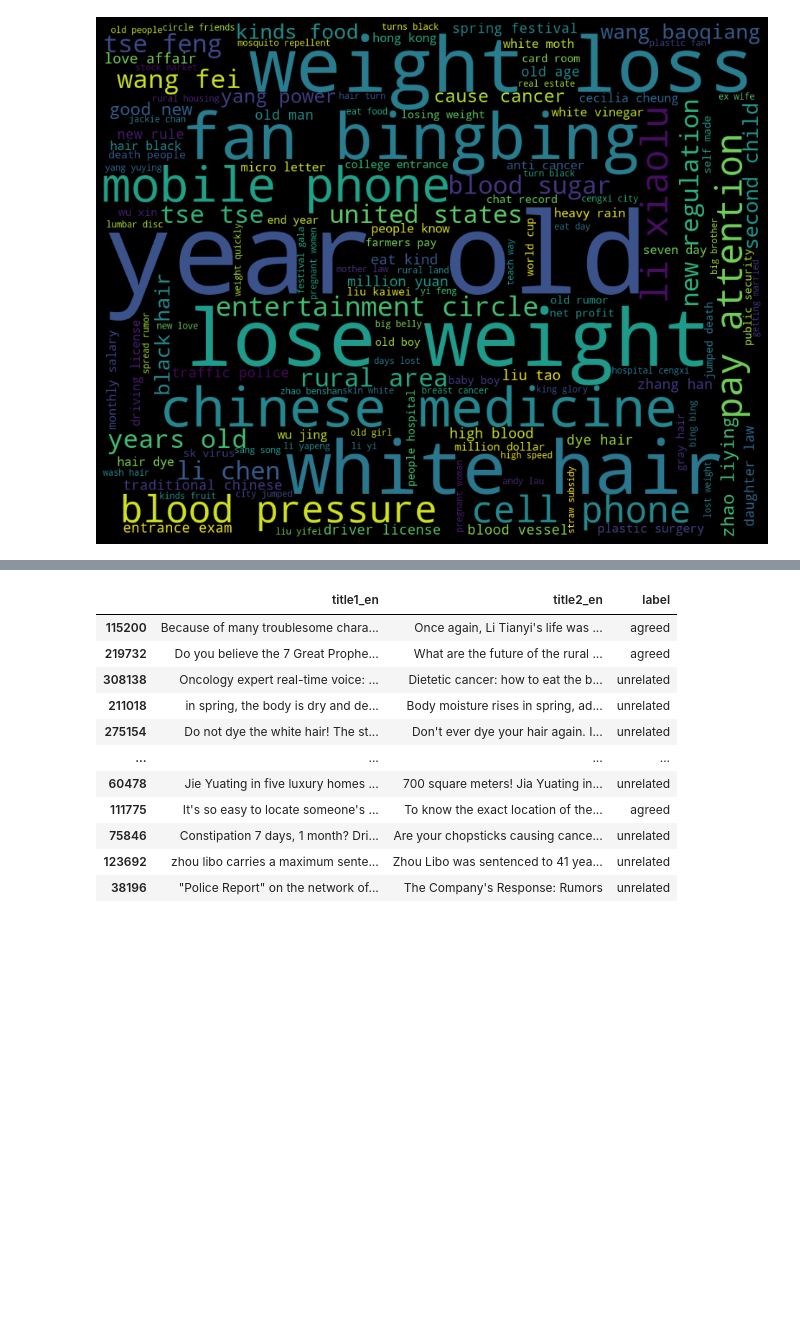
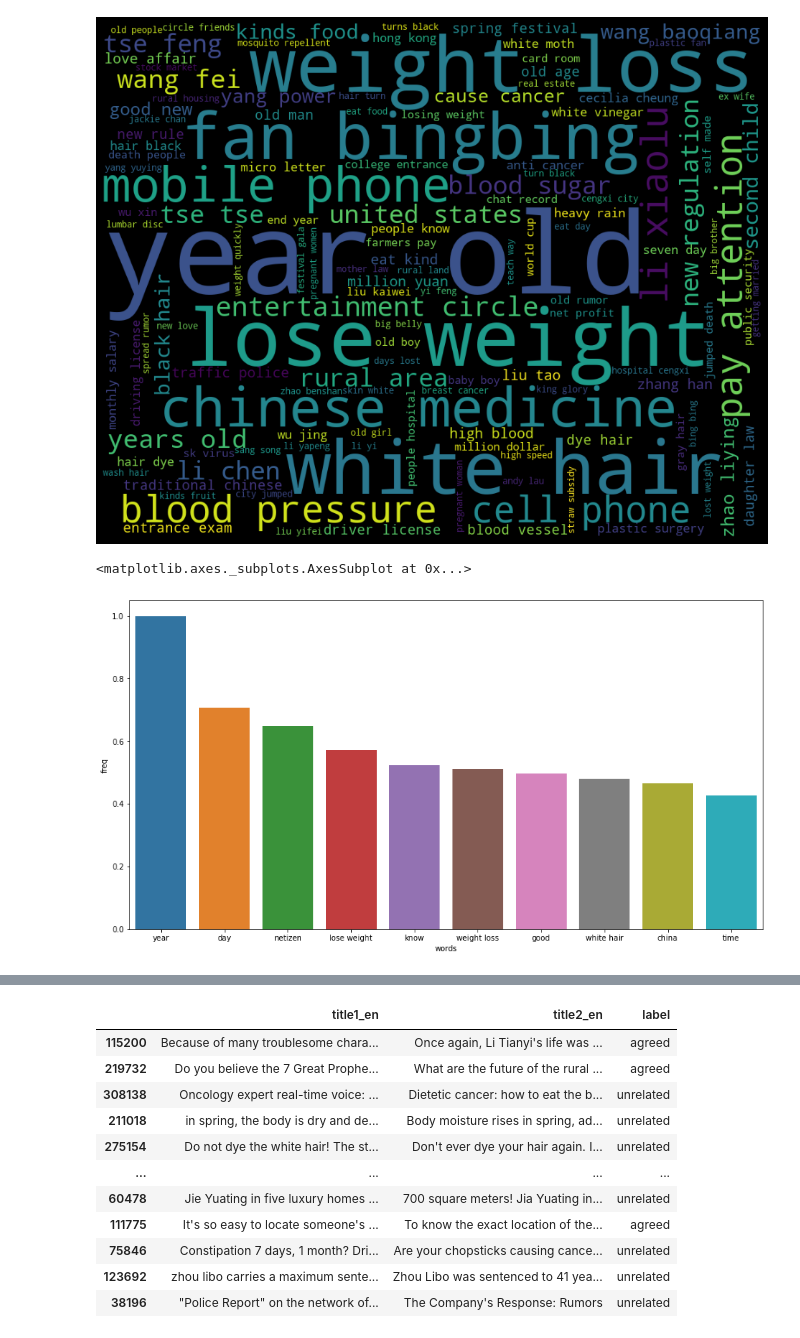
Before and after one commit to erickbonas/projetofinal, a Jupyter notebook: rascunho_analises_erick.ipynb, the cells around one changed output, grey strips where cells are left out. Saved outputs shown, nothing was run; the diff lists cells and outputs as text; code cells hidden in the pictures; blank space fills up the shorter version.

```diff
--- a/rascunho_analises_erick.ipynb
+++ b/rascunho_analises_erick.ipynb
@@ -44,4 +50,7 @@ from sklearn.preprocessing import LabelEncoder
 def formataTexto(text):
     text = text.lower()
     text = nt.remove_stopwords(text)
+    text = nt.remove_puncts(text)
+    text = nt.remove_html_tags(text)
+    text = nt.remove_special_characters(text)
     return text
@@ -122,4 +124,5 @@ files.download('training.csv')
 # %%
 training['title1EnProcessado'] = training['title1_en'].apply(formataTexto)
+training['title2EnProcessado'] = training['title2_en'].apply(formataTexto)
 training.head()
 # %% [output]
@@ -132,7 +139,9 @@ training.head()
 # %%
 
-text = ' '.join(training['title1EnProcessado'].values)
+textTitle1EnProcessado = ' '.join(training['title1EnProcessado'].values)
+textTitle2EnProcessado = ' '.join(training['title2EnProcessado'].values)
 
-wordcloudText = WordCloud(width = 1024, height = 800, background_color='black', min_font_size=10).generate(text)
+wordcloudTextTitle1 = WordCloud(width = 1024, height = 800, background_color='black', min_font_size=10).generate(textTitle1EnProcessado)
+wordcloudTextTitle2 = WordCloud(width = 1024, height = 800, background_color='black', min_font_size=10).generate(textTitle2EnProcessado)
 # %%
 plt.figure(figsize = (20, 10), facecolor = 'k')
@@ -143,3 +152,12 @@ plt.tight_layout(pad = 0)
 plt.show()
 # %% [output]
 [figure]
+# %%
+import seaborn as sns
+words, freq = list(wordcloudTextTitle1.words_.keys()), list(wordcloudTextTitle1.words_.values())
+txtWords = pd.DataFrame(data = list(zip(words[:10], freq[:10])), columns=['words', 'freq'])
+plt.figure(figsize=(15,8))
+sns.barplot(x=txtWords['words'], y=txtWords['freq'])
+# %% [output]
+<matplotlib.axes._subplots.AxesSubplot at 0x...>
+[figure, added]
```
Also changed, not shown: parts of 19 cells of this notebook.
